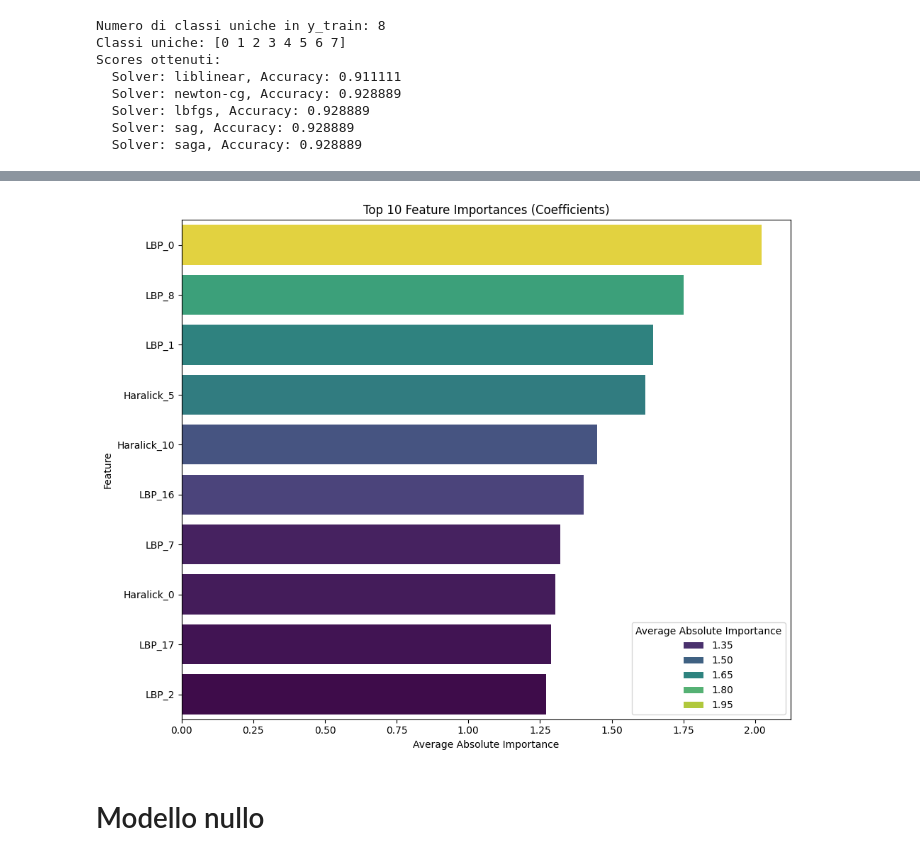
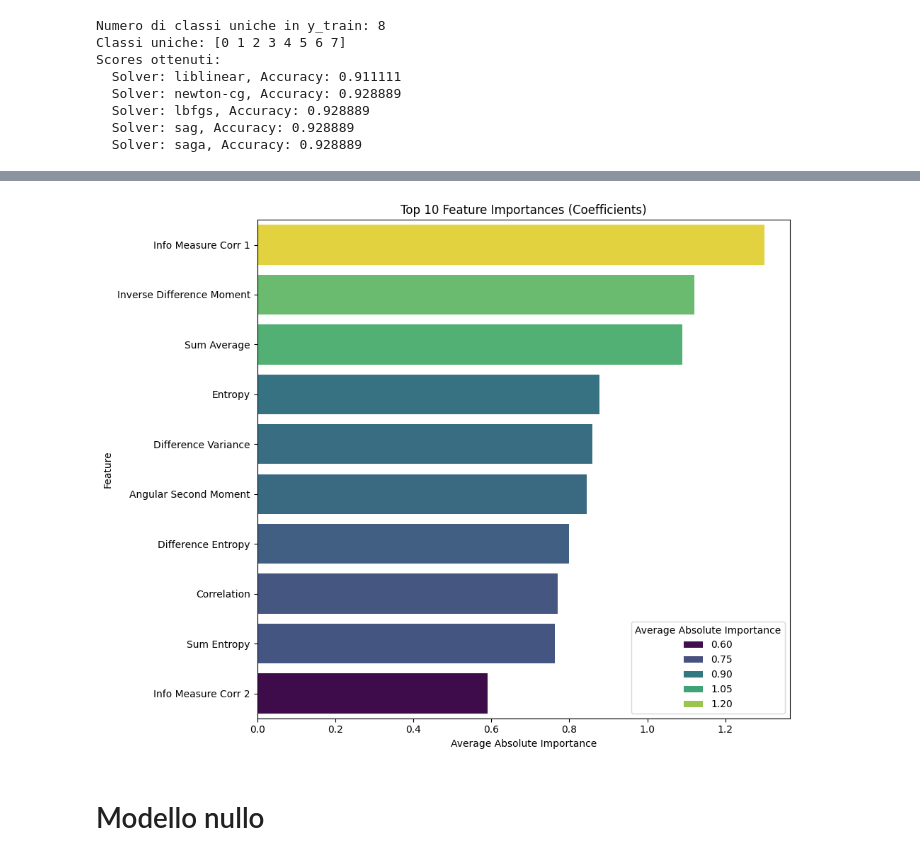
Before and after one commit to Agovvvvv/CoralLearning, a Jupyter notebook: tesi.ipynb, the cells around one changed output, grey strips where cells are left out. Drawn from its saved outputs; the diff is of its cells as text; code cells hidden in the pictures.

Commit message:
Improve plots and added 2 models, one trained only on LBP features and one on haralick features

```diff
--- a/tesi.ipynb
+++ b/tesi.ipynb
@@ -223,9 +225,9 @@ plt.show()
 [figure]
 # %%
 
-features_combined = combined_features_for_pca
-features_LBP = lbp_data_for_pca
-features_haralick = haralick_data_for_pca
+features_combined = np.concatenate((lbp_data_for_pca, haralick_data_for_pca), axis=1)
+features_lbp = np.array(df["lbp_hist"].tolist())
+features_haralick = np.array(df["haralick"].tolist())
 X_train_combined, X_test_combined, y_train_combined, y_test_combined = train_test_split(features_combined, df['true_labels'], test_size=0.2, random_state=42, shuffle=True)
 X_train_LBP, X_test_LBP, y_train_LBP, y_test_LBP = train_test_split(features_LBP, df['true_labels'], test_size=0.2, random_state=42, shuffle=True)
 X_train_haralick, X_test_haralick, y_train_haralick, y_test_haralick = train_test_split(features_haralick, df['true_labels'], test_size=0.2, random_state=42, shuffle=True)
@@ -398,13 +421,4 @@ weighted avg       0.87      0.86      0.86       225
 # %%
-solver = max(solver_accuracy, key=lambda x: x[1])
-print(f"Best solver: {solver[0]}, Accuracy: {solver[1]:.6f}")
-model = logistic_model(1, solver[0])
-model.fit(X_train_haralick, y_train_haralick)
-predictions = model.predict(X_test_haralick)
-
-# Confusion Matrix Heatmap
-cm = confusion_matrix(y_test_haralick, predictions, labels=model.classes_)
-disp = ConfusionMatrixDisplay(confusion_matrix=cm, display_labels=model.classes_)
-disp.plot()
-plt.show()
+model, predictions = prediction(X_train_haralick, y_train_haralick, X_test_haralick)
+confusion_matrix_display(y_test_haralick, predictions)
 # %% [output]
@@ -451,53 +430,3 @@ weighted avg       0.65      0.64      0.63       225
 # %%
-
-# Importanza delle Feature
-importance_col_name_for_plot = ""
-
-if hasattr(model, 'coef_'):
-    coefficients = model.coef_
-
-    if len(all_feature_names) != coefficients.shape[1]:
-        print(f"Error: Mismatch! Number of feature names ({len(all_feature_names)}) "
-              f"does not match number of model coefficients ({coefficients.shape[1]}).")
-        print("Ensure 'all_feature_names' accurately reflects the features the model was trained on.")
-        feature_importance_df = None
-    else:
-        if coefficients.shape[0] == 1:
-            feature_importance_values = coefficients[0]
-            feature_importance_df = pd.DataFrame({
-                'Feature': all_feature_names,
-                'Importance': feature_importance_values
-            })
-            feature_importance_df = feature_importance_df.sort_values(by='Importance', ascending=False)
-            importance_col_name_for_plot = 'Importance'
-        else:
-            # Multi-class classification
-            print(f"\nIl modello ha {coefficients.shape[0]} set di coefficienti (uno per classe vs resto).")
-            print("Mostrando la magnitudine assoluta media dei coefficienti attraverso le classi:")
-
-            avg_abs_coeffs = np.mean(np.abs(coefficients), axis=0)
-            feature_importance_df = pd.DataFrame({
-                'Feature': all_feature_names,
-                'Average Absolute Importance': avg_abs_coeffs
-            })
-            feature_importance_df = feature_importance_df.sort_values(by='Average Absolute Importance', ascending=False)
-            importance_col_name_for_plot = 'Average Absolute Importance'
-
-        if feature_importance_df is not None:
-            print("\nFeature Importance (Coefficients):")
-            print(feature_importance_df.head(15))
-
-            plt.figure(figsize=(10, 8))
-            top_n_to_display = 10
-            sns.barplot(
-                x=importance_col_name_for_plot,
-                y='Feature',
-                data=feature_importance_df.head(top_n_to_display),
-                palette='viridis',
-                hue=importance_col_name_for_plot,
-                dodge=False
-            )
-            plt.title(f'Top {top_n_to_display} Feature Importances (Coefficients)')
-            plt.tight_layout()
-            plt.show()
+feature_importance_display(model, feature_names_haralick)
 # %% [output]
@@ -524,4 +433,4 @@ Feature Importance (Coefficients):
-[figure, old version]
+[figure, new version]
 # %% [markdown]
 # Modello nullo
 # %%
```
Also changed, not shown: parts of 24 cells of this notebook.
